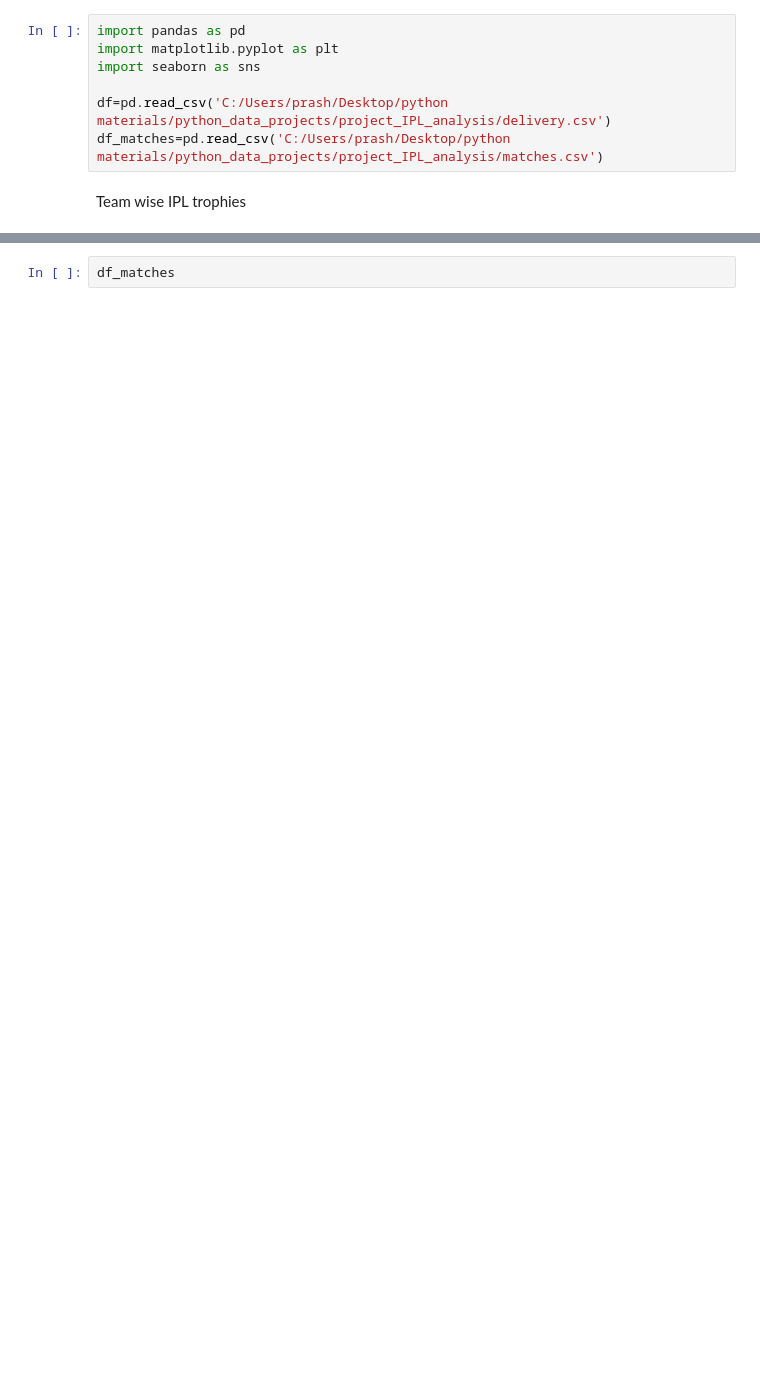
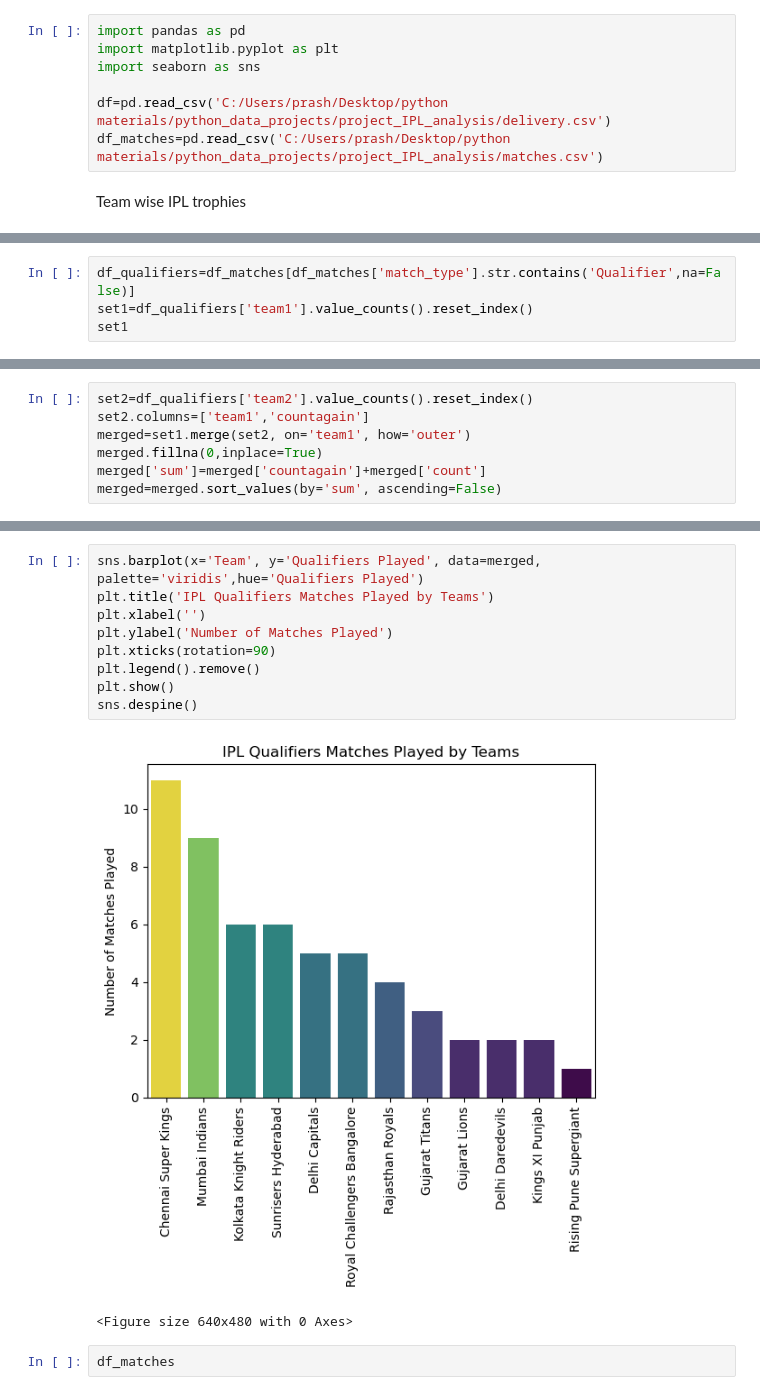
Before and after one commit to Prashant0594/python_data_projects, a Jupyter notebook: project_IPL_analysis/matches.ipynb, the cells around one changed output, grey strips where cells are left out. Cells and saved outputs as stored; diff of their text form; blank space fills up the shorter version.

```diff
--- a/project_IPL_analysis/matches.ipynb
+++ b/project_IPL_analysis/matches.ipynb
@@ -9,0 +44,4 @@ Team wise IPL trophies
+# %%
+df_qualifiers=df_matches[df_matches['match_type'].str.contains('Qualifier',na=False)]
+set1=df_qualifiers['team1'].value_counts().reset_index()
+set1
@@ -9,0 +60,7 @@ Team wise IPL trophies
+# %%
+set2=df_qualifiers['team2'].value_counts().reset_index()
+set2.columns=['team1','countagain']
+merged=set1.merge(set2, on='team1', how='outer')
+merged.fillna(0,inplace=True)
+merged['sum']=merged['countagain']+merged['count']
+merged=merged.sort_values(by='sum', ascending=False)
@@ -10,3 +83,15 @@ Team wise IPL trophies
+# %%
+sns.barplot(x='Team', y='Qualifiers Played', data=merged, palette='viridis',hue='Qualifiers Played')
+plt.title('IPL Qualifiers Matches Played by Teams')
+plt.xlabel('')
+plt.ylabel('Number of Matches Played')
+plt.xticks(rotation=90)
+plt.legend().remove()
+plt.show()
+sns.despine()
+# %% [output]
+[figure, added]
+<Figure size 640x480 with 0 Axes>
 # %%
 df_matches
 # %% [output]
```
Also changed, not shown: parts of 6 cells of this notebook.
